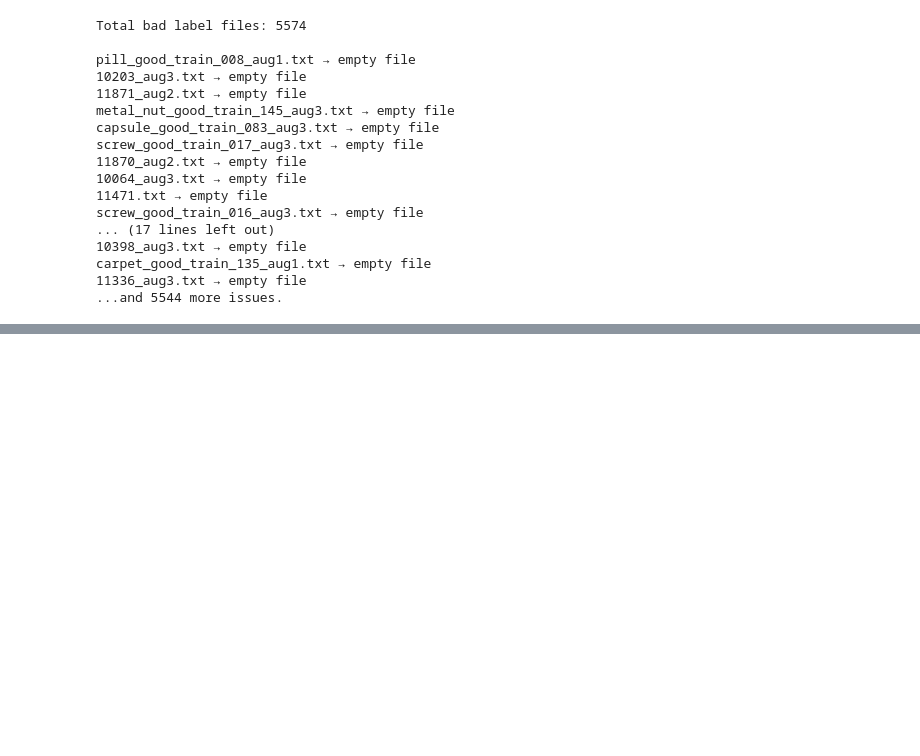
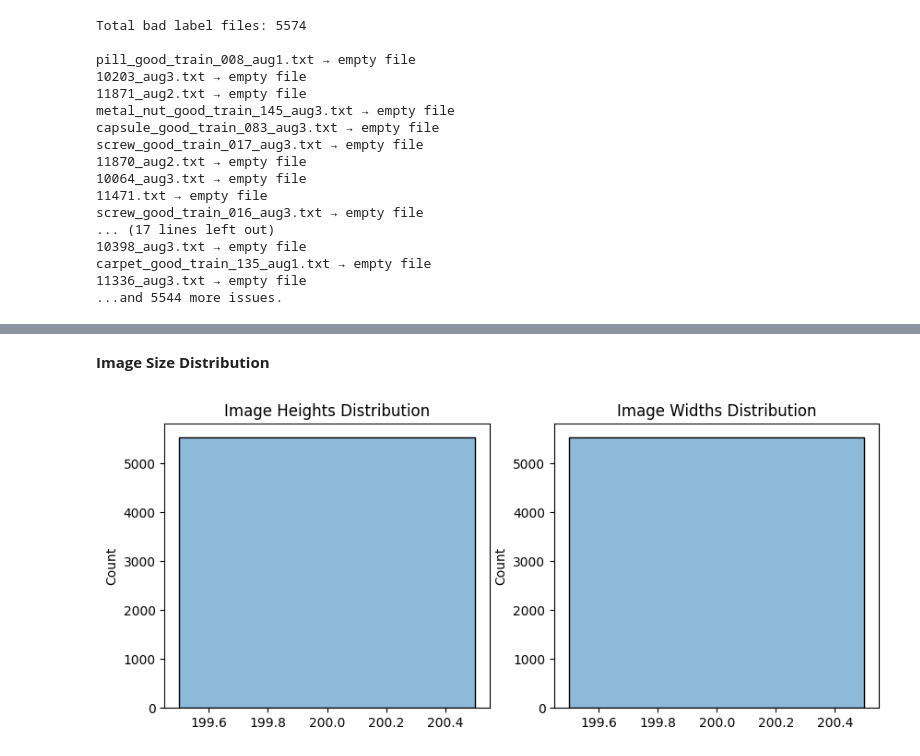
Before and after one commit to Ajay-Kumar-Prasad/Smart-Quality-Inspection-System, a Jupyter notebook: notebooks/sanity_check.ipynb, the cells around one changed output, grey strips where cells are left out. Cells and saved outputs as stored; diff of their text form; code cells hidden in the pictures; blank space fills up the shorter version.

```diff
--- a/notebooks/sanity_check.ipynb
+++ b/notebooks/sanity_check.ipynb
@@ -1089,0 +1215,25 @@ carpet_good_train_135_aug1.txt → empty file
+# %% [markdown]
+**Image Size Distribution**
+# %%
+sizes = []
+
+for img_path in tqdm(all_images):
+    img = cv2.imread(img_path)
+    if img is not None:
+        sizes.append(img.shape[:2])  # (H, W)
+
+heights = [s[0] for s in sizes]
+widths  = [s[1] for s in sizes]
+
+plt.figure(figsize=(10,4))
+plt.subplot(1,2,1)
+sns.histplot(heights, kde=True)
+plt.title("Image Heights Distribution")
+
+plt.subplot(1,2,2)
+sns.histplot(widths, kde=True)
+plt.title("Image Widths Distribution")
+
+plt.show()
+# %% [output]
+[figure, added]
```
Also changed, not shown: parts of 21 cells of this notebook.
